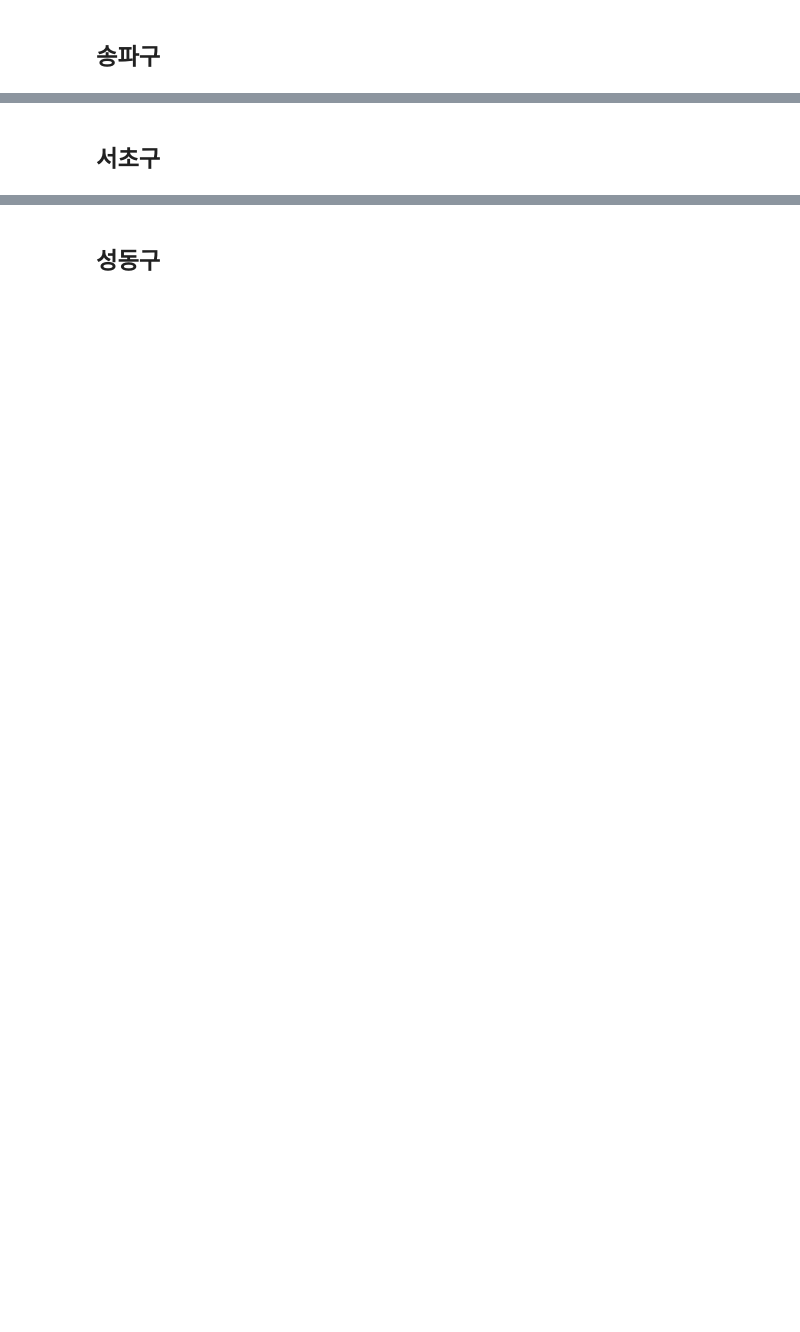
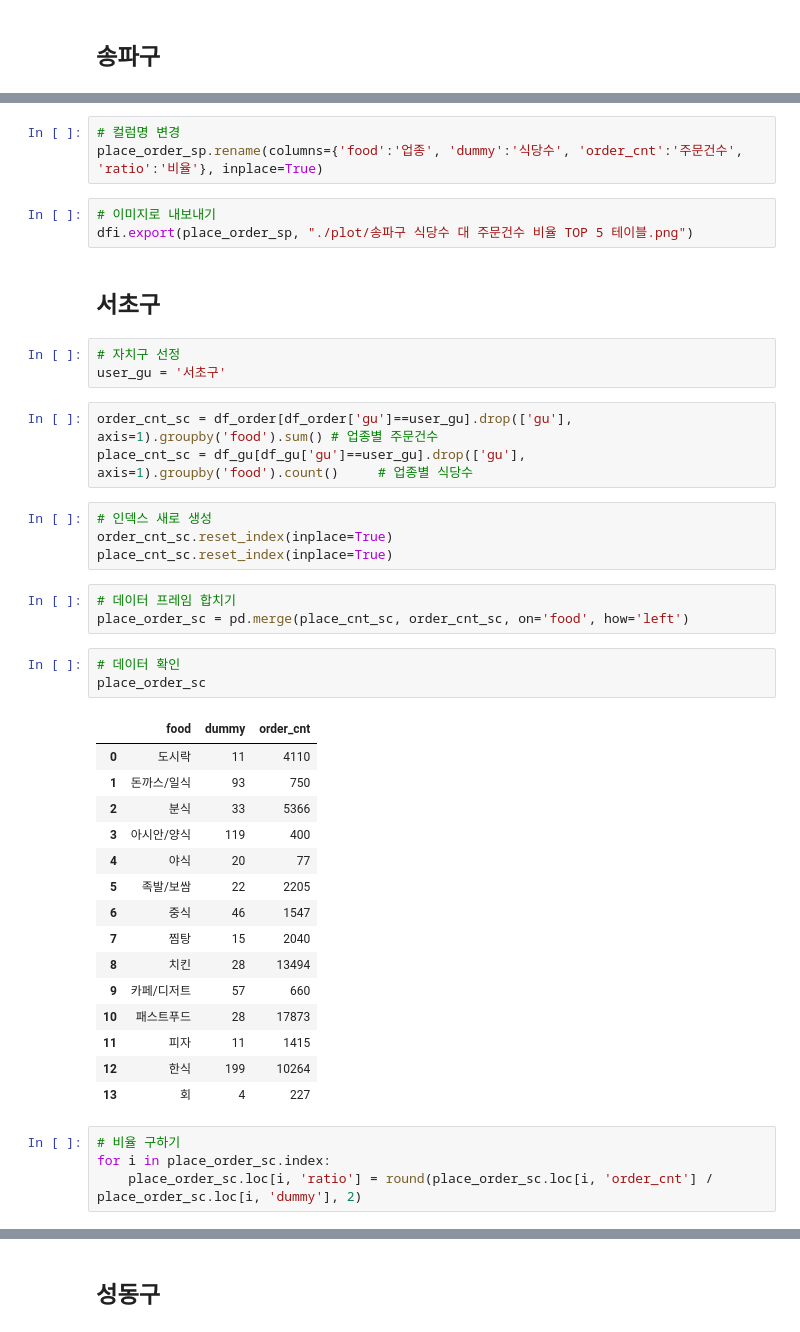
Before and after one commit to sangchun1/sales_project, a Jupyter notebook: data_analysis/seoul_delievery_analysis.ipynb, the cells around one changed output, grey strips where cells are left out. Cells and saved outputs as stored; diff of their text form; blank space fills up the shorter version.

```diff
--- a/data_analysis/seoul_delievery_analysis.ipynb
+++ b/data_analysis/seoul_delievery_analysis.ipynb
@@ -1426,2 +1503,44 @@ dfi.export(df_food_r_c_low, "./plot/치킨 평점 낮게 준 구 TOP 5 테이블
+# %%
+# 컬럼명 변경
+place_order_sp.rename(columns={'food':'업종', 'dummy':'식당수', 'order_cnt':'주문건수', 'ratio':'비율'}, inplace=True)
+# %%
+# 이미지로 내보내기
+dfi.export(place_order_sp, "./plot/송파구 식당수 대 주문건수 비율 TOP 5 테이블.png")
 # %% [markdown]
 ## 서초구
+# %%
+# 자치구 선정
+user_gu = '서초구'
+# %%
+order_cnt_sc = df_order[df_order['gu']==user_gu].drop(['gu'], axis=1).groupby('food').sum() # 업종별 주문건수
+place_cnt_sc = df_gu[df_gu['gu']==user_gu].drop(['gu'], axis=1).groupby('food').count()     # 업종별 식당수
+# %%
+# 인덱스 새로 생성
+order_cnt_sc.reset_index(inplace=True)
+place_cnt_sc.reset_index(inplace=True)
+# %%
+# 데이터 프레임 합치기
+place_order_sc = pd.merge(place_cnt_sc, order_cnt_sc, on='food', how='left')
+# %%
+# 데이터 확인
+place_order_sc
+# %% [output]
+|  | food | dummy | order_cnt |
+| 0 | 도시락 | 11 | 4110 |
+| 1 | 돈까스/일식 | 93 | 750 |
+| 2 | 분식 | 33 | 5366 |
+| 3 | 아시안/양식 | 119 | 400 |
+| 4 | 야식 | 20 | 77 |
+| 5 | 족발/보쌈 | 22 | 2205 |
+| 6 | 중식 | 46 | 1547 |
+| 7 | 찜탕 | 15 | 2040 |
+| 8 | 치킨 | 28 | 13494 |
+| 9 | 카페/디저트 | 57 | 660 |
+| 10 | 패스트푸드 | 28 | 17873 |
+| 11 | 피자 | 11 | 1415 |
+| 12 | 한식 | 199 | 10264 |
+| 13 | 회 | 4 | 227 |
+# %%
+# 비율 구하기
+for i in place_order_sc.index:
+    place_order_sc.loc[i, 'ratio'] = round(place_order_sc.loc[i, 'order_cnt'] / place_order_sc.loc[i, 'dummy'], 2)
```
Also changed, not shown: parts of 62 cells of this notebook, 7 other files.
